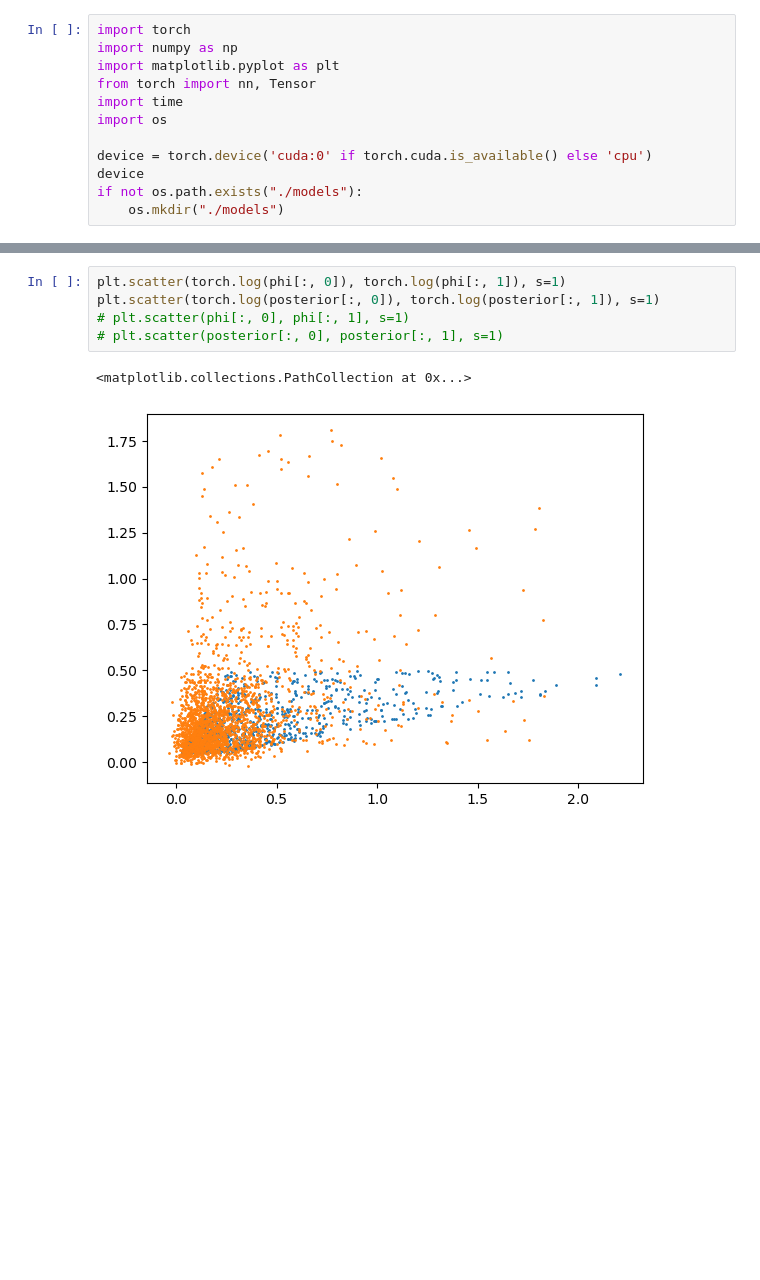
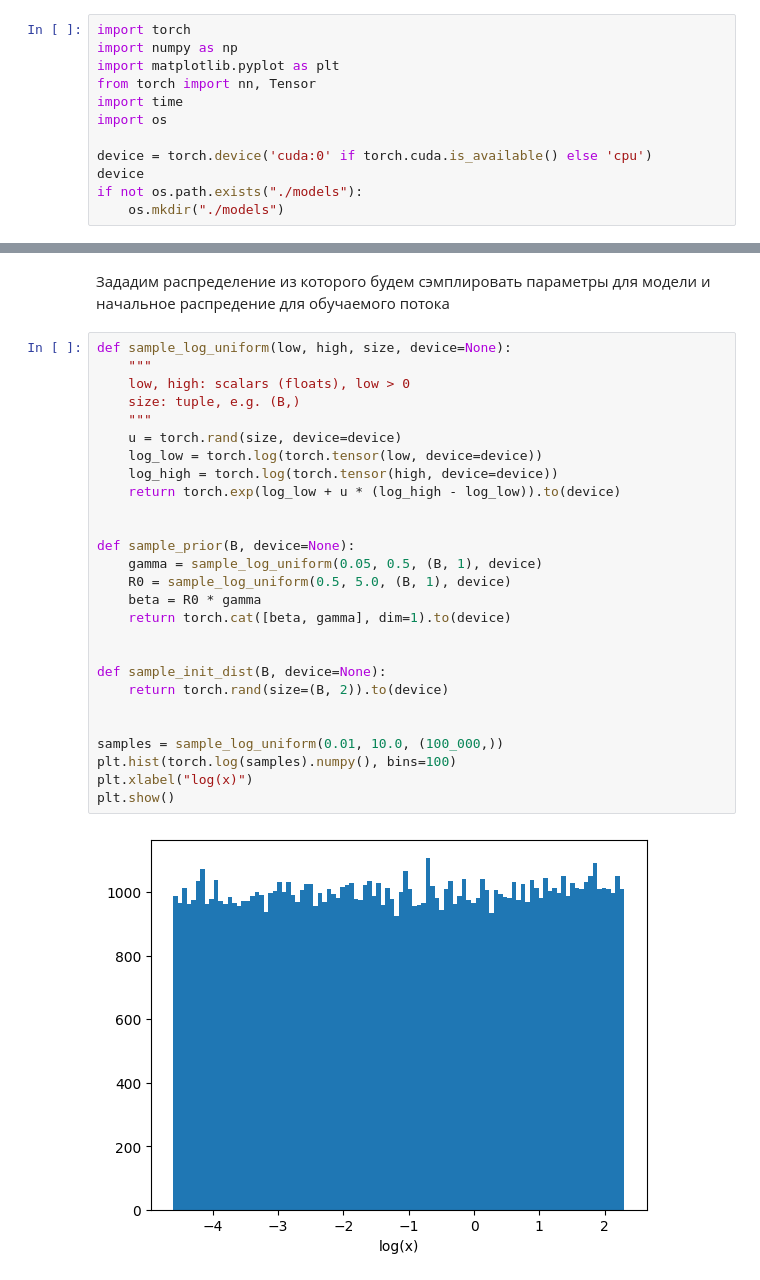
Before and after one commit to nidropakshin2/Amortized-learning, a Jupyter notebook: notebooks/SIR_flow.ipynb, the cells around one changed output, grey strips where cells are left out. Saved outputs shown, nothing was run; the diff lists cells and outputs as text; blank space fills up the shorter version.

```diff
--- a/notebooks/SIR_flow.ipynb
+++ b/notebooks/SIR_flow.ipynb
@@ -480,8 +19,31 @@ Text(0.5, 1.0, 'gamma posterior')
-# %%
-plt.scatter(torch.log(phi[:, 0]), torch.log(phi[:, 1]), s=1)
-plt.scatter(torch.log(posterior[:, 0]), torch.log(posterior[:, 1]), s=1)
-# plt.scatter(phi[:, 0], phi[:, 1], s=1)
-# plt.scatter(posterior[:, 0], posterior[:, 1], s=1)
-# %% [output]
-<matplotlib.collections.PathCollection at 0x...>
-[figure, removed]
+# %% [markdown]
+Зададим распределение из которого будем сэмплировать параметры для модели и начальное распредение для обучаемого потока
+# %%
+def sample_log_uniform(low, high, size, device=None):
+    """
+    low, high: scalars (floats), low > 0
+    size: tuple, e.g. (B,)
+    """
+    u = torch.rand(size, device=device)
+    log_low = torch.log(torch.tensor(low, device=device))
+    log_high = torch.log(torch.tensor(high, device=device))
+    return torch.exp(log_low + u * (log_high - log_low)).to(device)
+
+
+def sample_prior(B, device=None):
+    gamma = sample_log_uniform(0.05, 0.5, (B, 1), device)
+    R0 = sample_log_uniform(0.5, 5.0, (B, 1), device)
+    beta = R0 * gamma
+    return torch.cat([beta, gamma], dim=1).to(device)
+
+
+def sample_init_dist(B, device=None):
+    return torch.rand(size=(B, 2)).to(device)
+
+
+samples = sample_log_uniform(0.01, 10.0, (100_000,))
+plt.hist(torch.log(samples).numpy(), bins=100)
+plt.xlabel("log(x)")
+plt.show()
+# %% [output]
+[figure, added]
```
Also changed, not shown: parts of 49 cells of this notebook.
